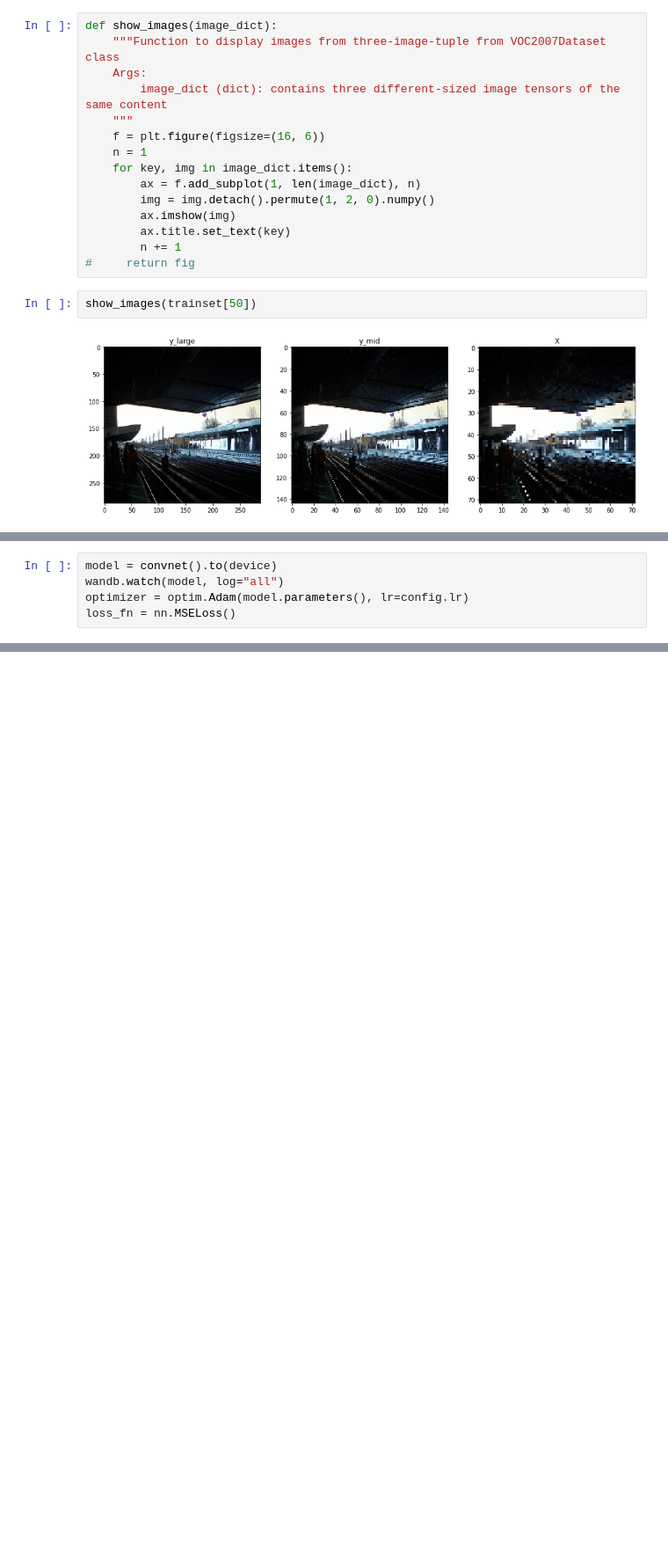
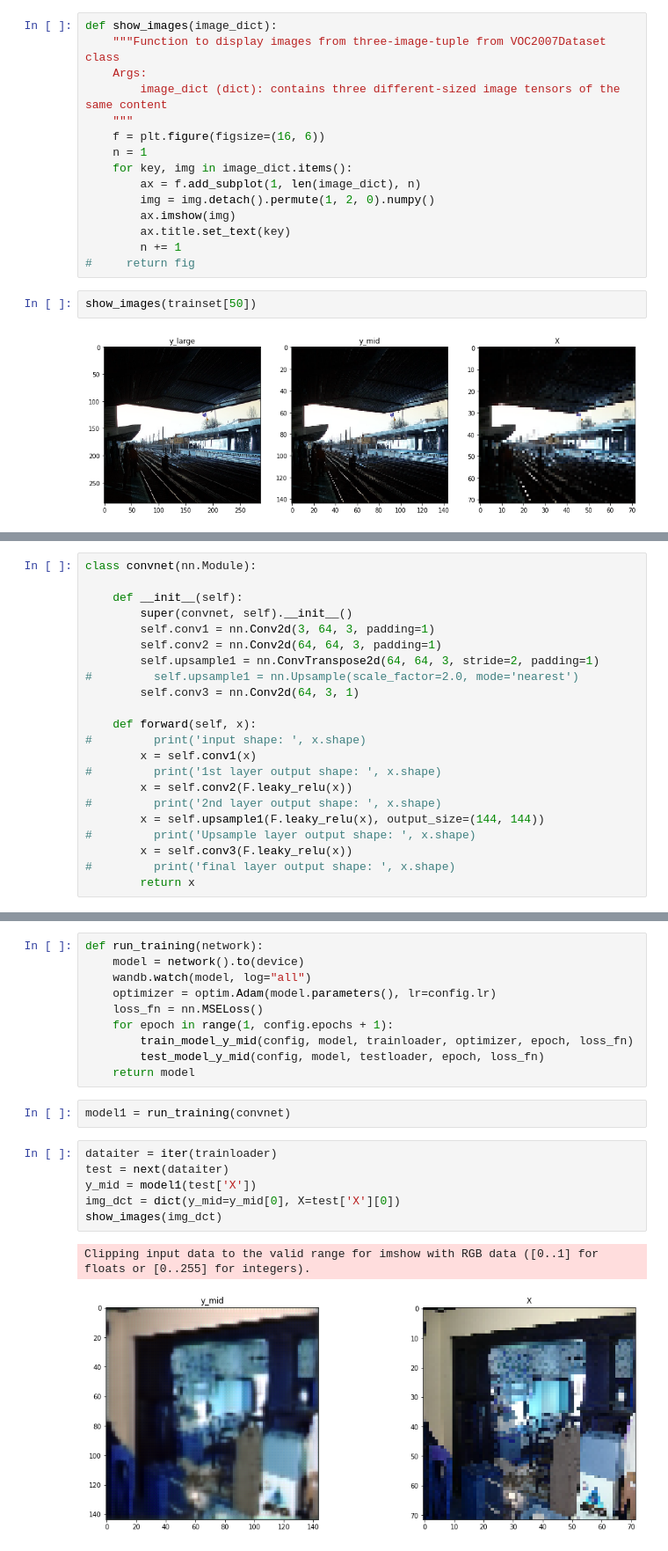
Before and after one commit to adcoh/Y-Data-Deep-Learning, a Jupyter notebook: Week 4/SuperResolution.ipynb, the cells around one changed output, grey strips where cells are left out. Shown at 88% size. Saved outputs shown, nothing was run; the diff lists cells and outputs as text; blank space fills up the shorter version.

```diff
--- a/Week 4/SuperResolution.ipynb
+++ b/Week 4/SuperResolution.ipynb
@@ -183,5 +127,0 @@ def test_model_y_mid(config, net, test_data, loss_fn=None):
-# %%
-model = convnet().to(device)
-wandb.watch(model, log="all")
-optimizer = optim.Adam(model.parameters(), lr=config.lr)
-loss_fn = nn.MSELoss()
@@ -325,0 +128,22 @@ SyntaxError: invalid syntax (<ipython-input-32-1a7a09ae7ae9>, line 1)
+# %%
+class convnet(nn.Module):
+
+    def __init__(self):
+        super(convnet, self).__init__()
+        self.conv1 = nn.Conv2d(3, 64, 3, padding=1)
+        self.conv2 = nn.Conv2d(64, 64, 3, padding=1)
+        self.upsample1 = nn.ConvTranspose2d(64, 64, 3, stride=2, padding=1)
+#         self.upsample1 = nn.Upsample(scale_factor=2.0, mode='nearest')
+        self.conv3 = nn.Conv2d(64, 3, 1)
+
+    def forward(self, x):
+#         print('input shape: ', x.shape)
+        x = self.conv1(x)
+#         print('1st layer output shape: ', x.shape)
+        x = self.conv2(F.leaky_relu(x))
+#         print('2nd layer output shape: ', x.shape)
+        x = self.upsample1(F.leaky_relu(x), output_size=(144, 144))
+#         print('Upsample layer output shape: ', x.shape)
+        x = self.conv3(F.leaky_relu(x))
+#         print('final layer output shape: ', x.shape)
+        return x
@@ -325,0 +189,21 @@ SyntaxError: invalid syntax (<ipython-input-32-1a7a09ae7ae9>, line 1)
+# %%
+def run_training(network):
+    model = network().to(device)
+    wandb.watch(model, log="all")
+    optimizer = optim.Adam(model.parameters(), lr=config.lr)
+    loss_fn = nn.MSELoss()
+    for epoch in range(1, config.epochs + 1):
+        train_model_y_mid(config, model, trainloader, optimizer, epoch, loss_fn)
+        test_model_y_mid(config, model, testloader, epoch, loss_fn)
+    return model
+# %%
+model1 = run_training(convnet)
+# %%
+dataiter = iter(trainloader)
+test = next(dataiter)
+y_mid = model1(test['X'])
+img_dct = dict(y_mid=y_mid[0], X=test['X'][0])
+show_images(img_dct)
+# %% [output]
+Clipping input data to the valid range for imshow with RGB data ([0..1] for floats or [0..255] for integers).
+[figure, added]
```
Also changed, not shown: parts of 35 cells of this notebook, 1 other file.
